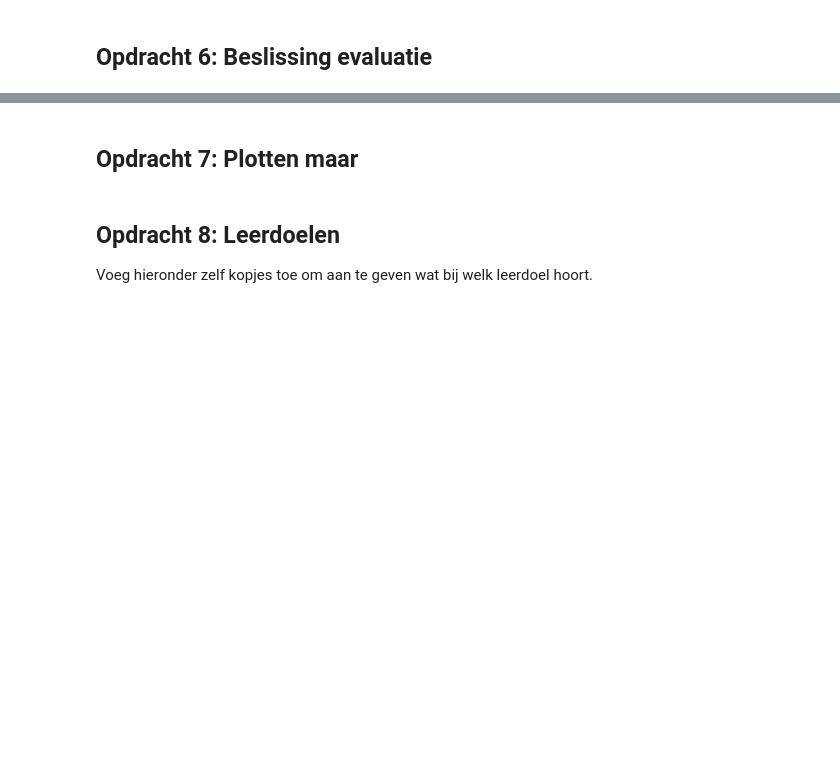
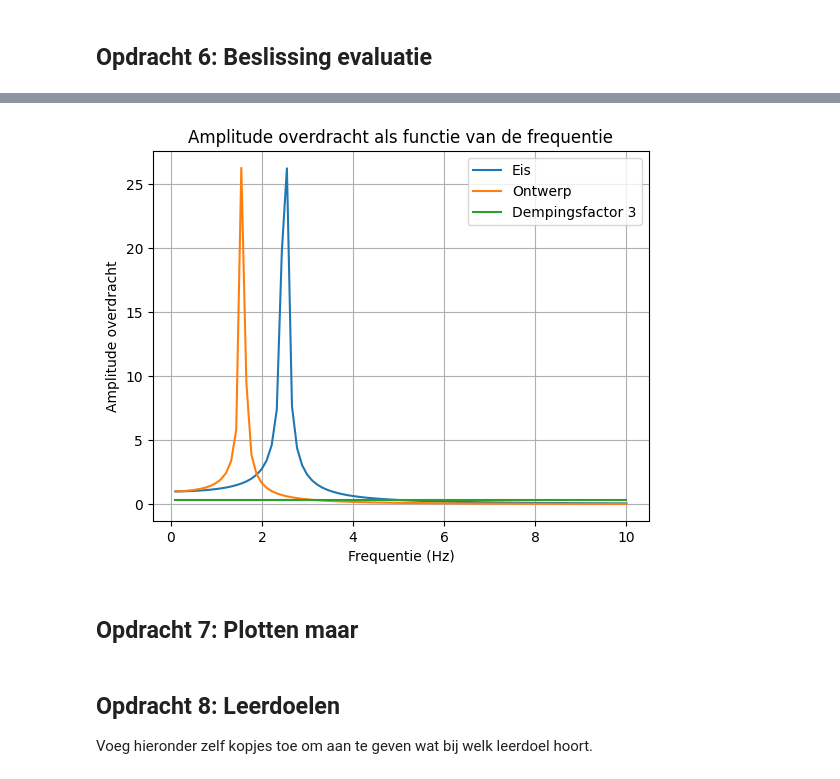
Before and after one commit to DRoelse/Daniel-Def-D, a Jupyter notebook: FysiekeOntwerpopdrachten/5MaakEenOpstellingTrillingsvrij/Ontwerpopdracht5MaakEenOpstellingTrillingsvrijInvulTemplate.ipynb, the cells around one changed output, grey strips where cells are left out. Cells and saved outputs as stored; diff of their text form; code cells hidden in the pictures; blank space fills up the shorter version.

```diff
--- a/FysiekeOntwerpopdrachten/5MaakEenOpstellingTrillingsvrij/Ontwerpopdracht5MaakEenOpstellingTrillingsvrijInvulTemplate.ipynb
+++ b/FysiekeOntwerpopdrachten/5MaakEenOpstellingTrillingsvrij/Ontwerpopdracht5MaakEenOpstellingTrillingsvrijInvulTemplate.ipynb
@@ -102,7 +143,25 @@ Deze grafiek heb je later weer nodig om je gemeten punten aan toe te voegen. Ga
 
 Als je hier negatief geantwoord hebt, kopieer onder deze cel dan alle cellen van Synthese tot en met Evaluation & decision en doorloop dat deel van het ontwerp proces nogmaals.
 # %%
-# Voeg hier je plot in.
+f_0_plot = np.linspace(0.1, 10, 90)
+omega_plot = 2 * math.pi * f_0_plot
+omega_0_plot = np.sqrt(omega_plot**2/ (dempingsfactor+1 ))
+dx = 0.1 # m
+omega_0_ontwerp = np.sqrt(g/dx)
+demping_ontwerp = np.abs(1 / (1 - (omega_plot ** 2 / omega_0_ontwerp ** 2)))
+demping = np.abs(1 / (1 - (omega_plot ** 2 / omega_0 ** 2)))
+
+plt.plot(f_0_plot, demping, label='Eis')
+plt.plot(f_0_plot, demping_ontwerp, label='Ontwerp')
+plt.plot(f_0_plot, np.linspace(1/3, 1/3, len(f_0_plot)), label='Dempingsfactor 3')
+plt.xlabel('Frequentie (Hz)')
+plt.ylabel('Amplitude overdracht')
+plt.title('Amplitude overdracht als functie van de frequentie')
+plt.legend()
+plt.grid()
+plt.show()
+# %% [output]
+[figure, added]
 # %% [markdown]
 ## Opdracht 7: Plotten maar
 # %%
```
Also changed, not shown: parts of 8 cells of this notebook, 2 other files.
